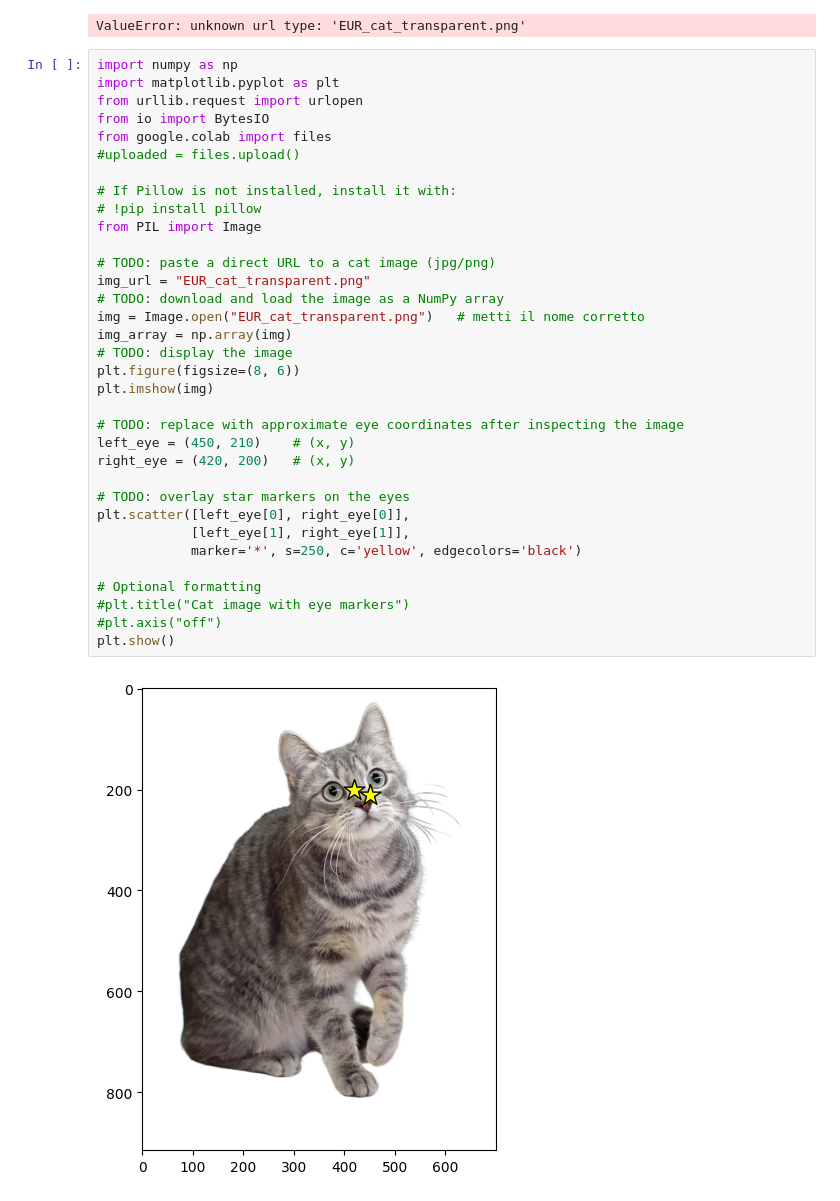
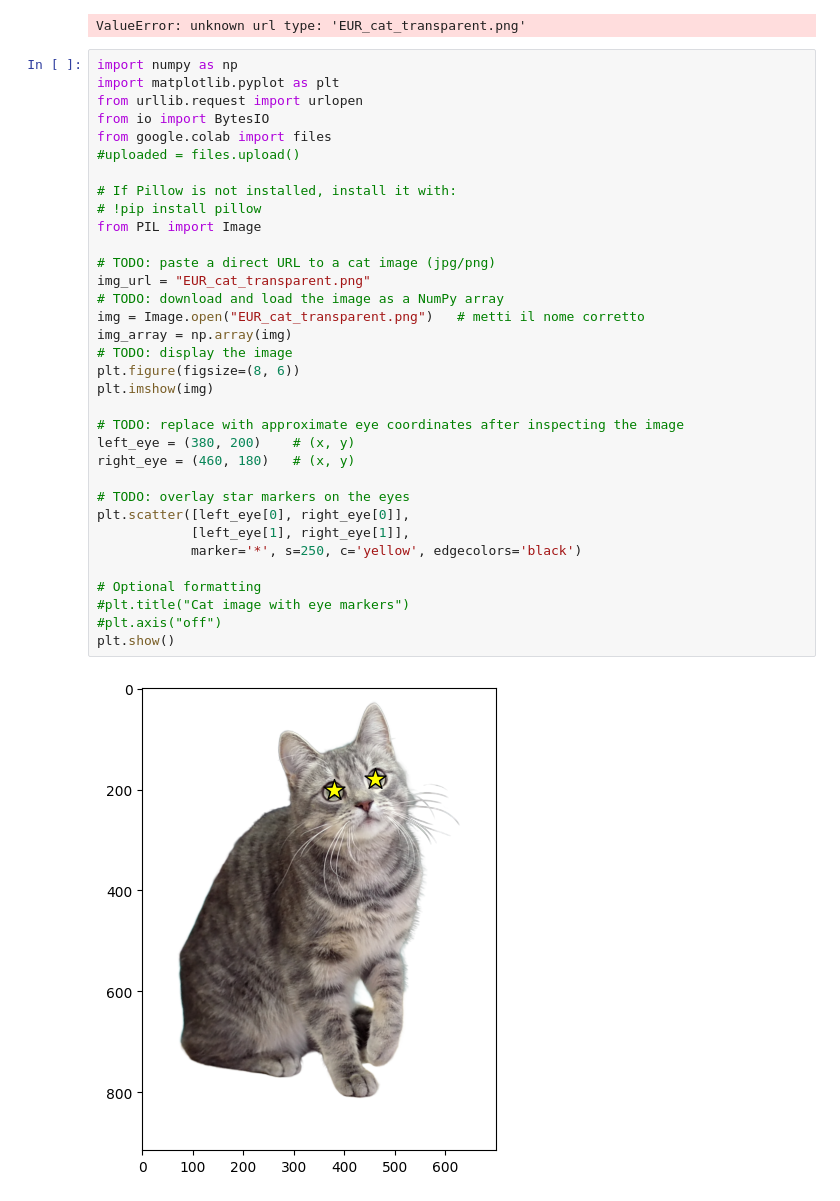
Before and after one commit to caroccialberto/Python2026, a Jupyter notebook: at_home_26_02_python_exercises_notebook.ipynb, the cells around one changed output. Drawn from its saved outputs; the diff is of its cells as text.

```diff
--- a/at_home_26_02_python_exercises_notebook.ipynb
+++ b/at_home_26_02_python_exercises_notebook.ipynb
@@ -551,33 +551,33 @@ import matplotlib.pyplot as plt
 from urllib.request import urlopen
 from io import BytesIO
 from google.colab import files
 #uploaded = files.upload()
 
 # If Pillow is not installed, install it with:
 # !pip install pillow
 from PIL import Image
 
 # TODO: paste a direct URL to a cat image (jpg/png)
 img_url = "EUR_cat_transparent.png"
 # TODO: download and load the image as a NumPy array
 img = Image.open("EUR_cat_transparent.png")   # metti il nome corretto
 img_array = np.array(img)
 # TODO: display the image
 plt.figure(figsize=(8, 6))
 plt.imshow(img)
 
 # TODO: replace with approximate eye coordinates after inspecting the image
-left_eye = (450, 210)    # (x, y)
-right_eye = (420, 200)   # (x, y)
+left_eye = (380, 200)    # (x, y)
+right_eye = (460, 180)   # (x, y)
 
 # TODO: overlay star markers on the eyes
 plt.scatter([left_eye[0], right_eye[0]],
             [left_eye[1], right_eye[1]],
             marker='*', s=250, c='yellow', edgecolors='black')
 
 # Optional formatting
 #plt.title("Cat image with eye markers")
 #plt.axis("off")
 plt.show()
 # %% [output]
-[figure, old version]
+[figure, new version]
```
